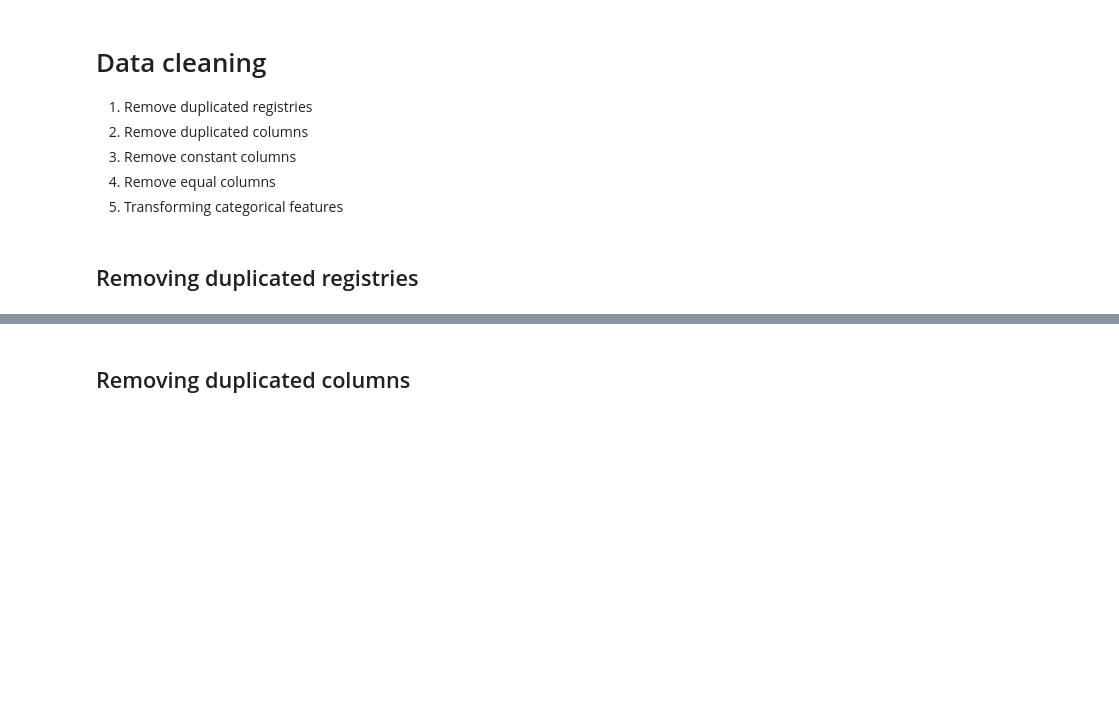
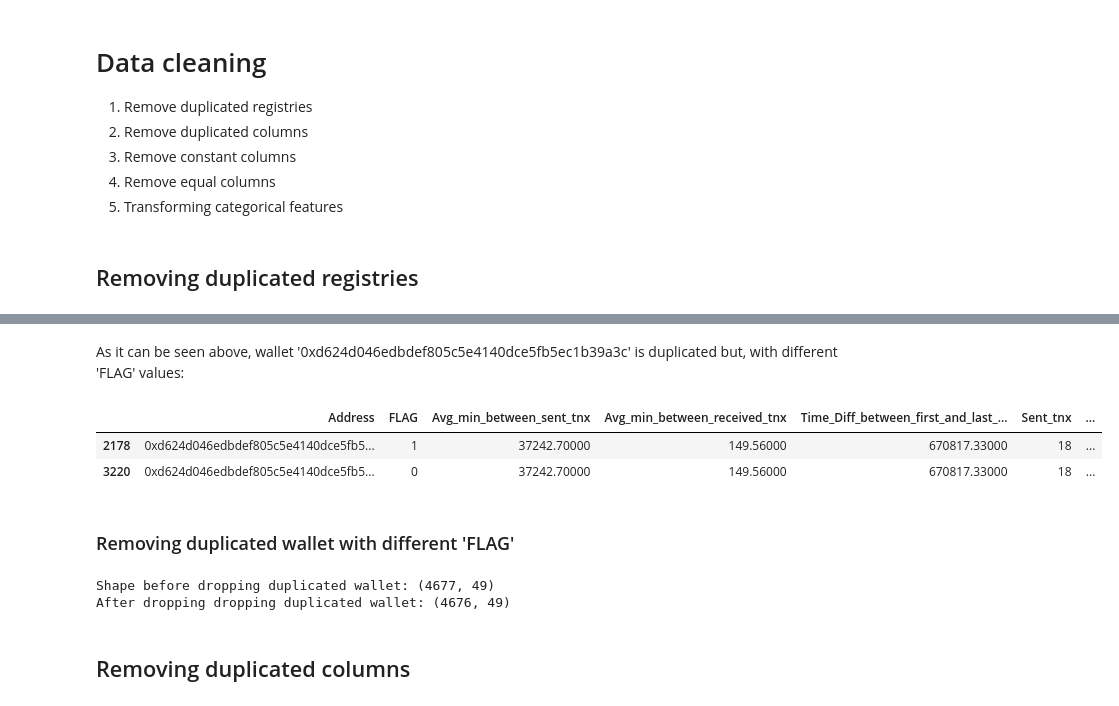
Before and after one commit to guyrux/ethereum_laundering, a Jupyter notebook: notebooks/01-ethereum_business_and_data_understanding_v1-suto.ipynb, the cells around one changed output, grey strips where cells are left out. Cells and saved outputs as stored; diff of their text form; code cells hidden in the pictures; blank space fills up the shorter version.

```diff
--- a/notebooks/01-ethereum_business_and_data_understanding_v1-suto.ipynb
+++ b/notebooks/01-ethereum_business_and_data_understanding_v1-suto.ipynb
@@ -344,3 +398,23 @@ df_cleaned['Address'].value_counts().head(10)
+# %% [markdown]
+As it can be seen above, wallet '0xd624d046edbdef805c5e4140dce5fb5ec1b39a3c' is duplicated but, with different 'FLAG' values:
+# %%
+df_cleaned.loc[(df_cleaned['Address']=='0xd624d046edbdef805c5e4140dce5fb5ec1b39a3c')]
+# %% [output]
+|  | Address | FLAG | Avg_min_between_sent_tnx | Avg_min_between_received_tnx | Time_Diff_between_first_and_last_... | Sent_tnx | ... |
+| 2178 | 0xd624d046edbdef805c5e4140dce5fb5... | 1 | 37242.70000 | 149.56000 | 670817.33000 | 18 | ... |
+| 3220 | 0xd624d046edbdef805c5e4140dce5fb5... | 0 | 37242.70000 | 149.56000 | 670817.33000 | 18 | ... |
+# %% [markdown]
+### Removing duplicated wallet with different 'FLAG'
+# %%
+print(f'Shape before dropping duplicated wallet: {df_cleaned.shape}')
+
+df_cleaned.drop(df_cleaned.loc[(df_cleaned['Address']=='0xd624d046edbdef805c5e4140dce5fb5ec1b39a3c') &
+    (df_cleaned['FLAG']==0)].index, inplace=True)
+
+print(f'After dropping dropping duplicated wallet: {df_cleaned.shape}')
+# %% [output]
+Shape before dropping duplicated wallet: (4677, 49)
+After dropping dropping duplicated wallet: (4676, 49)
 # %% [markdown]
 ## Removing duplicated columns
 # %%
```
Also changed, not shown: parts of 25 cells of this notebook, 6 other files.
